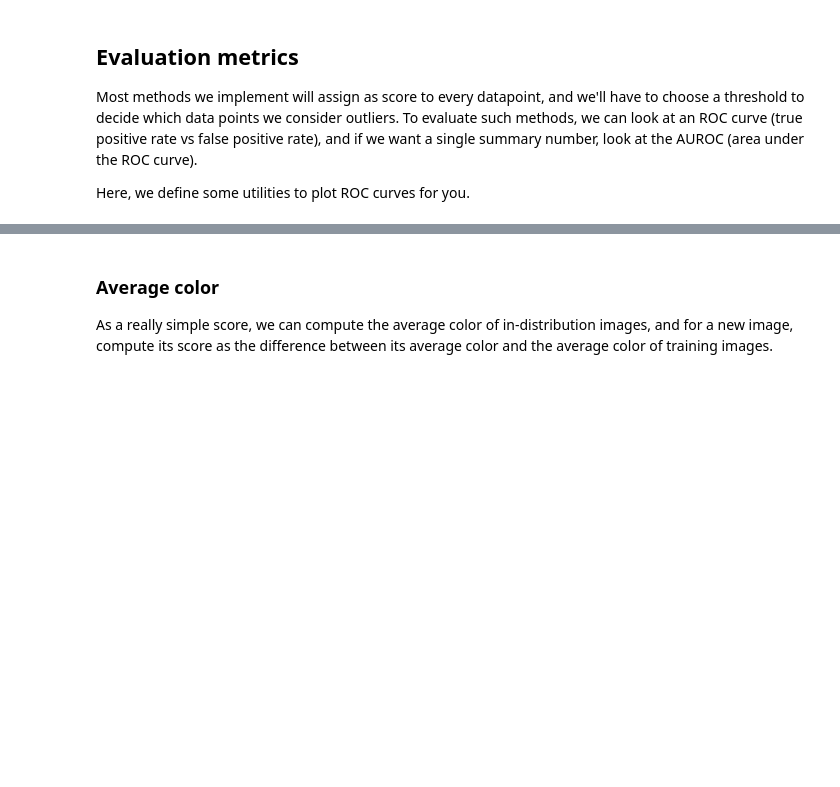
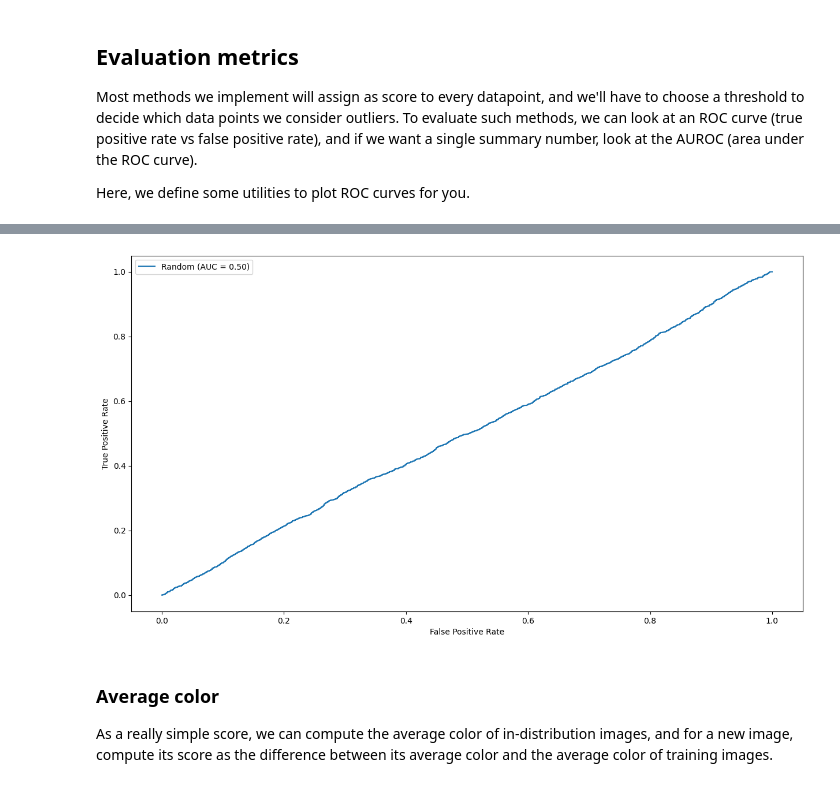
Before and after one commit to dcai-course/dcai-lab, a Jupyter notebook: outliers/Solution - Outliers.ipynb, the cells around one changed output, grey strips where cells are left out. Saved outputs shown, nothing was run; the diff lists cells and outputs as text; code cells hidden in the pictures; blank space fills up the shorter version.

```diff
--- a/outliers/Solution - Outliers.ipynb
+++ b/outliers/Solution - Outliers.ipynb
@@ -104,3 +111,7 @@ Here, we implement a couple really simple methods, just to show you how the piec
+# %%
+plot_roc(random_ood_scores, 'Random')
+# %% [output]
+[figure, added]
 # %% [markdown]
 ### Average color
 
```
Also changed, not shown: parts of 16 cells of this notebook, 1 other file.
